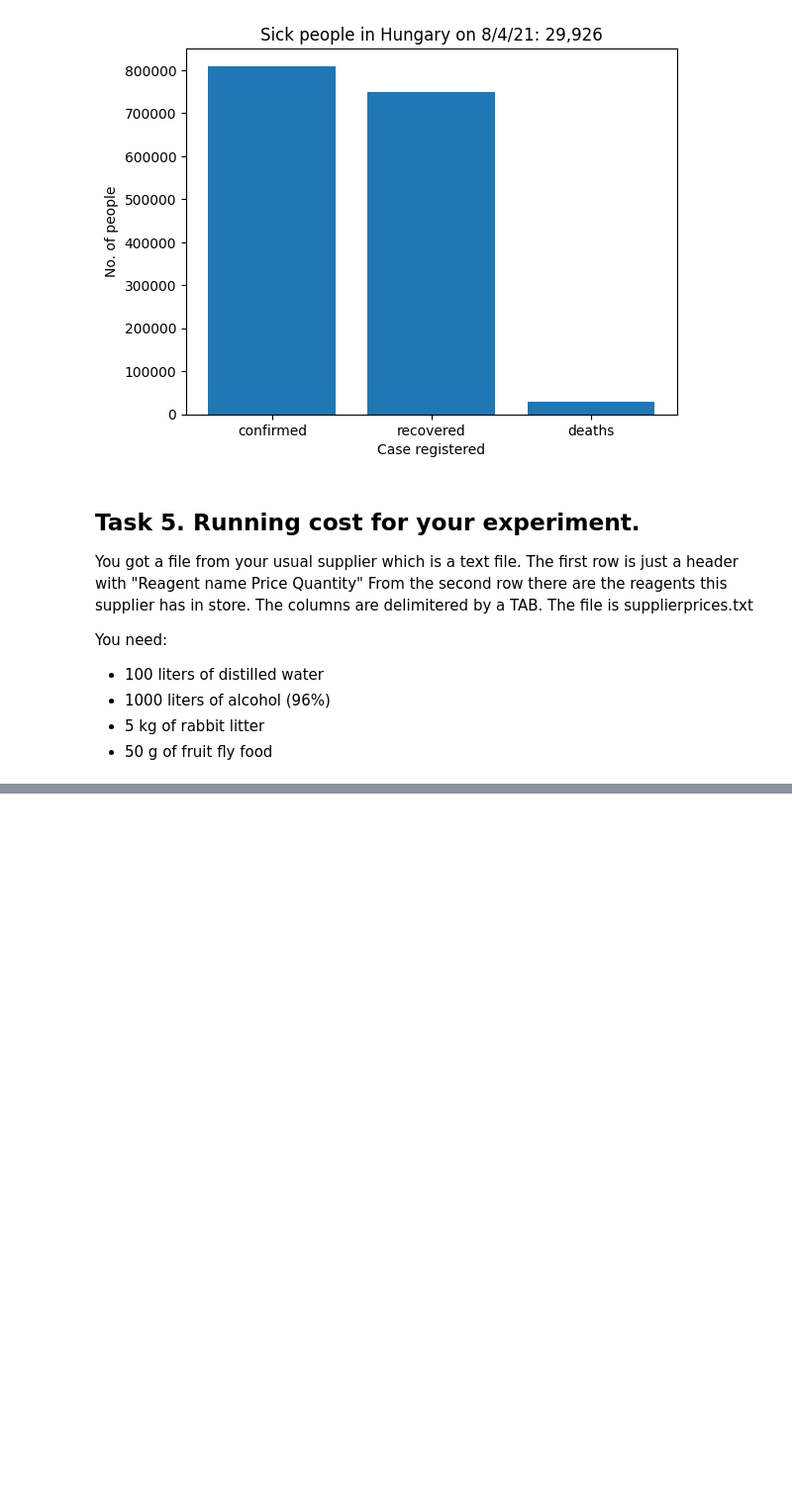
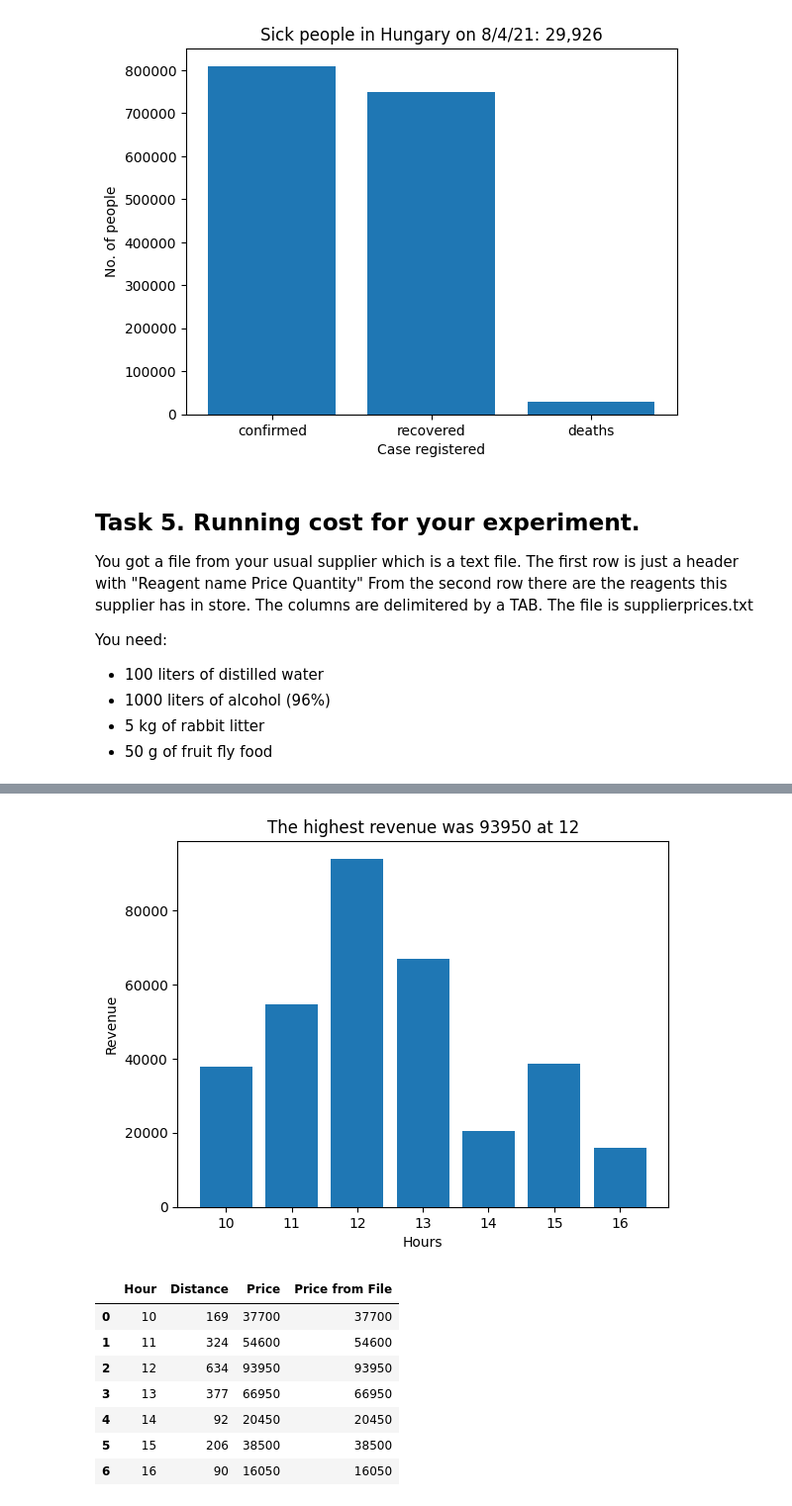
Before and after one commit to IstvnRozsa/lakat-data-analysis, a Jupyter notebook: solution.ipynb, the cells around one changed output, grey strips where cells are left out. Shown: that part at 99% size. Saved outputs shown, nothing was run; the diff lists cells and outputs as text; code cells hidden in the pictures; blank space fills up the shorter version.

```diff
--- a/solution.ipynb
+++ b/solution.ipynb
@@ -122,0 +247,28 @@ The price of fruit fly food: 900 USD
+# %%
+price_df = pd.read_csv("pizzaprices.txt")
+
+pizza_order_w_price_df = pd.merge(pizza_order_df, price_df, on='Pizza Type', how="left", indicator=True)
+pizza_order_w_price_df = pizza_order_w_price_df.groupby("Hour").sum('Price from File').reset_index()
+
+max_hourly_revenue = pizza_order_w_price_df[pizza_order_w_price_df["Price from File"] == pizza_order_w_price_df.max()["Price from File"]]
+
+
+# Plot
+plt.bar(pizza_order_w_price_df["Hour"], pizza_order_w_price_df["Price from File"])
+
+plt.xlabel("Hours")
+plt.ylabel("Revenue")
+title_6_6 = "The highest revenue was " + str(max_hourly_revenue["Price from File"].sum()) + " at " + max_hourly_revenue["Hour"].max()
+plt.title(title_6_6)
+plt.show()
+pizza_order_w_price_df
+# %% [output]
+[figure, added]
+|  | Hour | Distance | Price | Price from File |
+| 0 | 10 | 169 | 37700 | 37700 |
+| 1 | 11 | 324 | 54600 | 54600 |
+| 2 | 12 | 634 | 93950 | 93950 |
+| 3 | 13 | 377 | 66950 | 66950 |
+| 4 | 14 | 92 | 20450 | 20450 |
+| 5 | 15 | 206 | 38500 | 38500 |
+| 6 | 16 | 90 | 16050 | 16050 |
```
Also changed, not shown: parts of 14 cells of this notebook, 3 other files.
